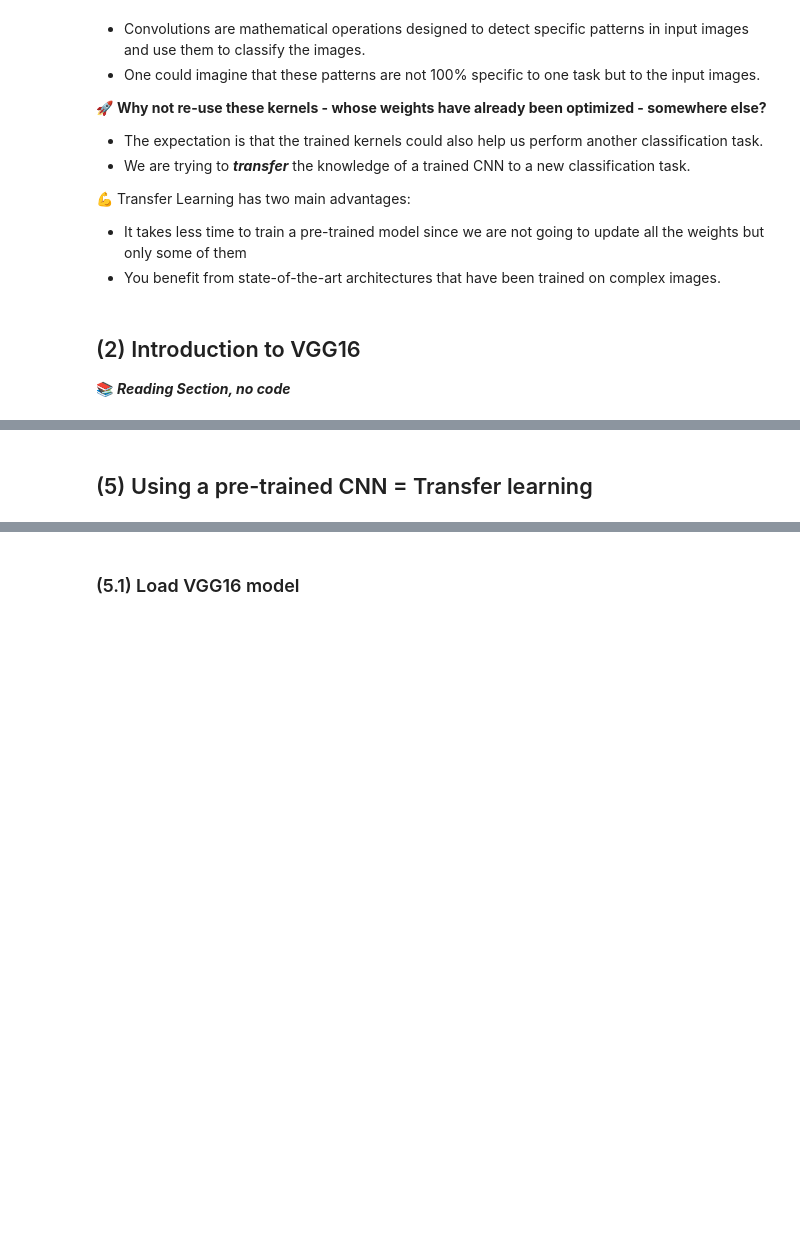
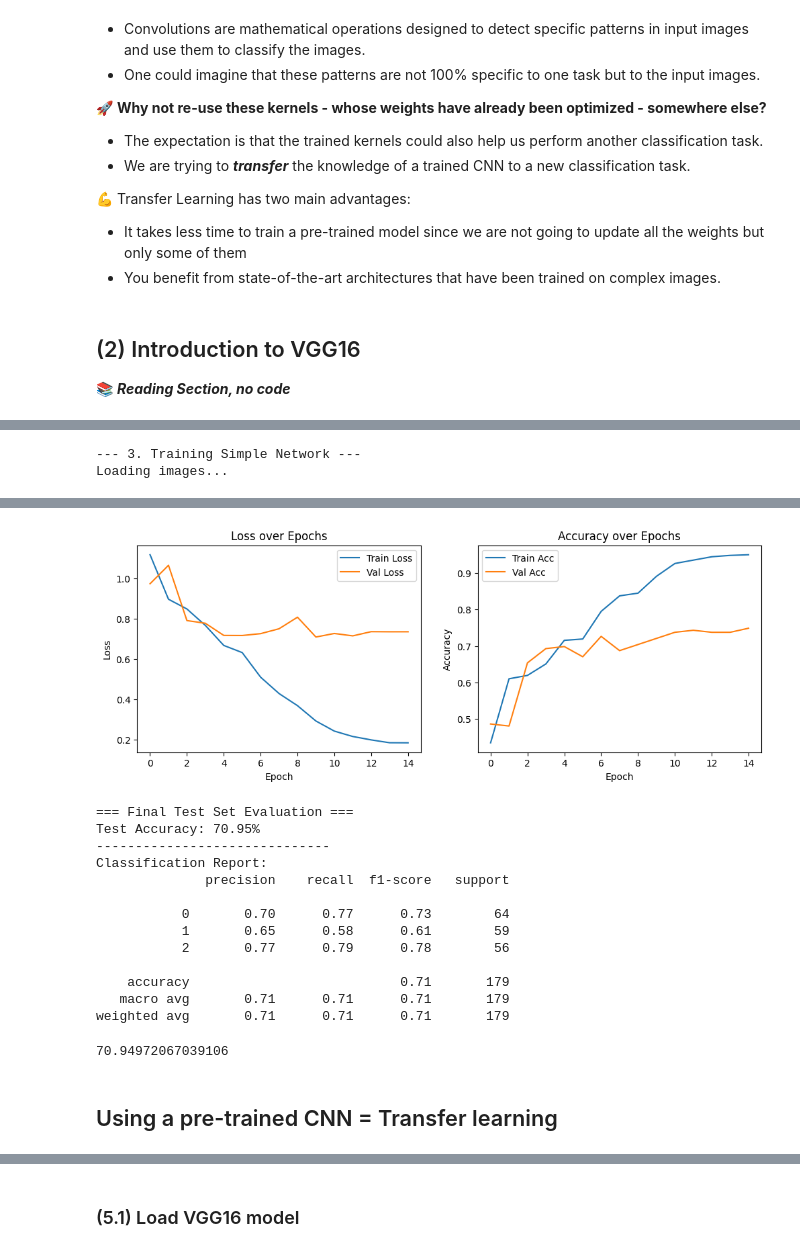
Before and after one commit to safouaneelg/HSLU-CV-BLOCKWEEK-2026, a Jupyter notebook: Computer Vision day 2/Demos/torch_transfer_learning_Colab_version.ipynb, the cells around one changed output, grey strips where cells are left out. Saved outputs shown, nothing was run; the diff lists cells and outputs as text; code cells hidden in the pictures; blank space fills up the shorter version.

Commit message:
transfer learing demo enhanced

```diff
--- a/Computer Vision day 2/Demos/torch_transfer_learning_Colab_version.ipynb
+++ b/Computer Vision day 2/Demos/torch_transfer_learning_Colab_version.ipynb
@@ -239,4 +72,0 @@ def load_flowers_data(loading_method):
-# %%
-# CALL load_flowers_data WITH OUR PREFERRED METHOD HERE
-
-X_train, y_train, X_val, y_val, X_test, y_test, num_classes = load_flowers_data('direct')
@@ -440,7 +72,0 @@ class EarlyStopper:
-# %%
-# Define the input size (batch_size, channels, height, width)
-batch_size = 64
-input_shape = (batch_size, 3, 256, 256)
-# Instantiate the model
-model = FlowerCNN()
-summary(model, input_size=input_shape)
@@ -620,0 +345,51 @@ Test Accuracy: 75.84%
+# %%
+# ==========================================
+# 3. SIMPLE NETWORK
+# ==========================================
+print("\n--- 3. Training Simple Network ---")
+
+# 1. Load Data
+X_train, y_train, X_val, y_val, X_test, y_test, num_classes = load_flowers_data(img_size=(224, 224))
+
+# 2. Create Datasets
+batch_size = 32
+train_ds = FlowerTensorDataset(X_train, y_train, transform=transforms.ToTensor())
+val_ds = FlowerTensorDataset(X_val, y_val, transform=transforms.ToTensor())
+test_ds = FlowerTensorDataset(X_test, y_test, transform=transforms.ToTensor())
+
+train_loader = DataLoader(train_ds, batch_size=batch_size, shuffle=True)
+val_loader = DataLoader(val_ds, batch_size=batch_size)
+test_loader = DataLoader(test_ds, batch_size=batch_size)
+
+# 3. Define Model
+class SimpleCNN(nn.Module):
+    def __init__(self, num_classes):
+        super(SimpleCNN, self).__init__()
+        self.features = nn.Sequential(
+            nn.Conv2d(3, 16, kernel_size=3, padding=1), nn.ReLU(), nn.MaxPool2d(2, 2),
+            nn.Conv2d(16, 32, kernel_size=3, padding=1), nn.ReLU(), nn.MaxPool2d(2, 2),
+            nn.Conv2d(32, 64, kernel_size=3, padding=1), nn.ReLU(), nn.MaxPool2d(2, 2)
+        )
+        self.classifier = nn.Sequential(
+            nn.Flatten(),
+            nn.Linear(64 * 28 * 28, 128),
+            nn.ReLU(),
+            nn.Linear(128, num_classes)
+        )
+    def forward(self, x):
+        return self.classifier(self.features(x))
+
+model_simple = SimpleCNN(num_classes).to(device)
+criterion = nn.CrossEntropyLoss()
+optimizer = optim.Adam(model_simple.parameters(), lr=0.001)
+
+# 4. Train
+# (Scheduler is active: LR will reduce if Val Loss stagnates for 2 epochs)
+history_simple = train_network(model_simple, train_loader, val_loader, criterion, optimizer, num_epochs=20, patience=5)
+
+# 5. Plot & Test
+plot_performance(history_simple)
+evaluate_network(model_simple, test_loader)
+# %% [output]
+--- 3. Training Simple Network ---
+Loading images...
@@ -621,5 +415,20 @@ Test Accuracy: 75.84%
+[figure, added]
+=== Final Test Set Evaluation ===
+Test Accuracy: 70.95%
+------------------------------
+Classification Report:
+              precision    recall  f1-score   support
+
+           0       0.70      0.77      0.73        64
+           1       0.65      0.58      0.61        59
+           2       0.77      0.79      0.78        56
+
+    accuracy                           0.71       179
+   macro avg       0.71      0.71      0.71       179
+weighted avg       0.71      0.71      0.71       179
+70.94972067039106
 # %% [markdown]
-## (5) Using a pre-trained CNN = Transfer learning
+## Using a pre-trained CNN = Transfer learning
 # %% [markdown]
 As it's said in the beginning, tech companies and university labs have more computational resources than we do.
 
```
Also changed, not shown: parts of 79 cells of this notebook.
